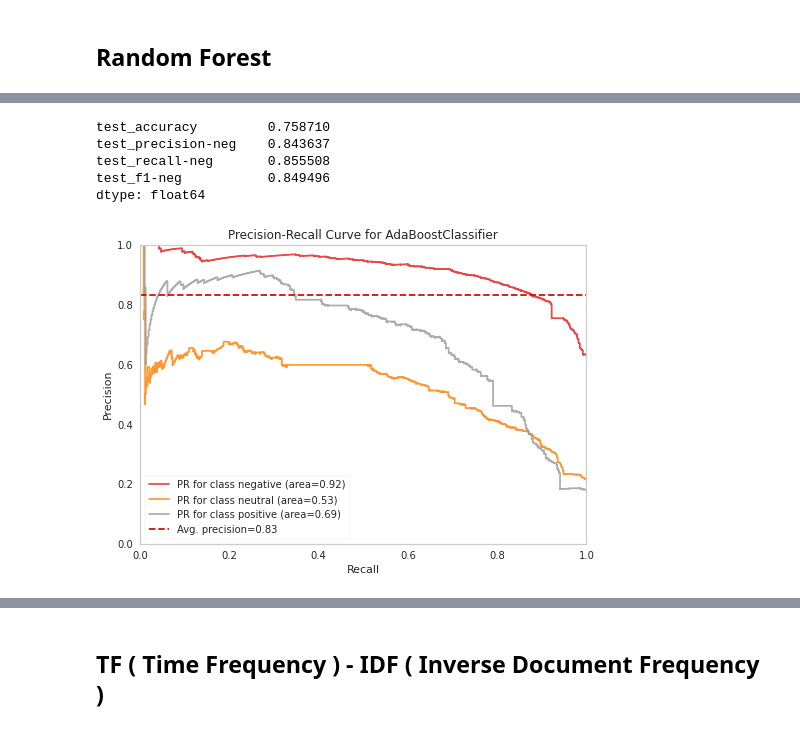
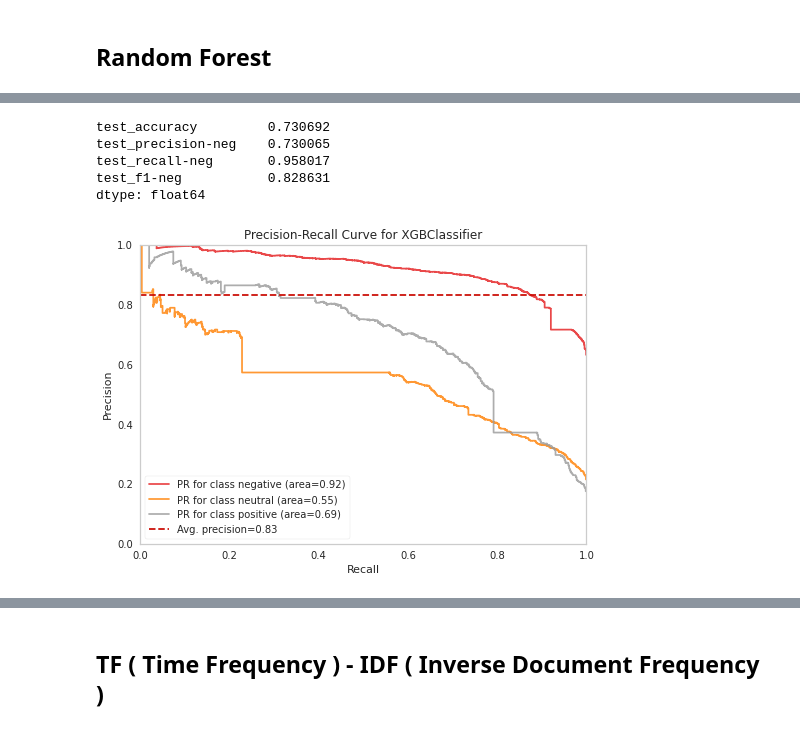
Before and after one commit to dilaraozcerit/NLP, a Jupyter notebook: airline-sentiment-analysis.ipynb, the cells around one changed output, grey strips where cells are left out. Cells and saved outputs as stored; diff of their text form; code cells hidden in the pictures.

```diff
--- a/airline-sentiment-analysis.ipynb
+++ b/airline-sentiment-analysis.ipynb
@@ -509,7 +475,7 @@ test_f1-neg           0.816758
 dtype: float64
 # %%
 viz = PrecisionRecallCurve(
-    RandomForestClassifier(100, max_depth = 40, random_state = 42, n_jobs = -1),
+    RandomForestClassifier(max_depth = 42, random_state = 10),
     classes=rf.classes_,
     per_class=True,
     cmap="Set1"
@@ -524,6 +490,3 @@ y_pred = rf.predict(X_test_count)
 rf_count_rec_neg = recall_score(y_test, y_pred, labels = ["negative"], average = None)
 rf_count_f1_neg = f1_score(y_test, y_pred, labels = ["negative"], average = None)
 rf_AP_neg = viz.score_["negative"]
-# %%
-rf = RandomForestClassifier(100, max_depth = 40, random_state = 42, n_jobs = -1, class_weight="balanced")
-rf.fit(X_train_count, y_train)
@@ -532,0 +503,4 @@ RandomForestClassifier(class_weight='balanced', max_depth=40, n_jobs=-1,
+# %%
+from xgboost import XGBClassifier
+xgb = XGBClassifier(random_state=10, max_depth = 7)
+xgb.fit(X_train_count, y_train)
@@ -556,4 +529,0 @@ weighted avg       0.89      0.86      0.87     11712
-# %%
-from sklearn.ensemble import AdaBoostClassifier
-ada = AdaBoostClassifier(n_estimators= 500, random_state = 42)
-ada.fit(X_train_count, y_train)
@@ -583,24 +530,24 @@ weighted avg       0.80      0.80      0.80     11712
 # %%
-model = AdaBoostClassifier(n_estimators= 500, random_state = 42)
+model = xgb = XGBClassifier(random_state=10, max_depth = 7)
 scores = cross_validate(model, X_train_count, y_train, scoring = scoring, cv = 10)
 df_scores = pd.DataFrame(scores, index = range(1, 11))
 df_scores.mean()[2:]
 # %% [output]
-test_accuracy         0.758710
-test_precision-neg    0.843637
-test_recall-neg       0.855508
-test_f1-neg           0.849496
+test_accuracy         0.730692
+test_precision-neg    0.730065
+test_recall-neg       0.958017
+test_f1-neg           0.828631
 dtype: float64
 # %%
 viz = PrecisionRecallCurve(
-    AdaBoostClassifier(n_estimators= 500, random_state = 42),
-    classes=ada.classes_,
+    XGBClassifier(random_state=10, max_depth = 7),
+    classes=xgb.classes_,
     per_class=True,
     cmap="Set1"
 )
 viz.fit(X_train_count,y_train)
 viz.score(X_test_count, y_test)
 viz.show();
 # %% [output]
-[figure, old version]
+[figure, new version]
 # %%
```
Also changed, not shown: parts of 90 cells of this notebook.
